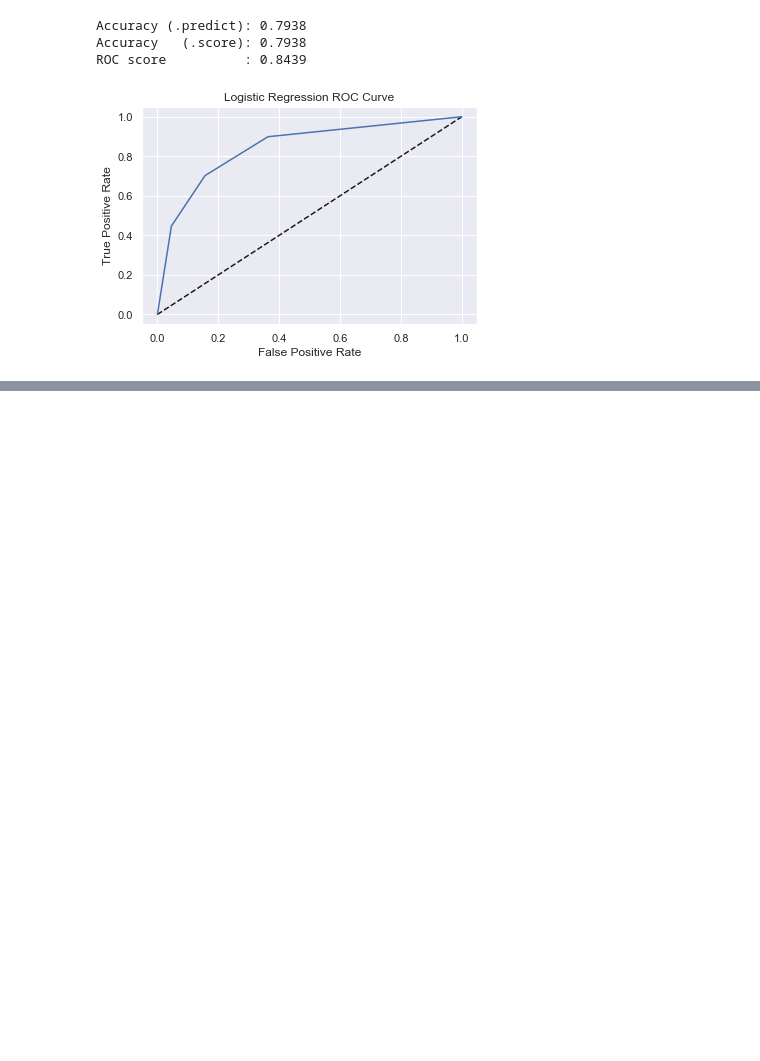
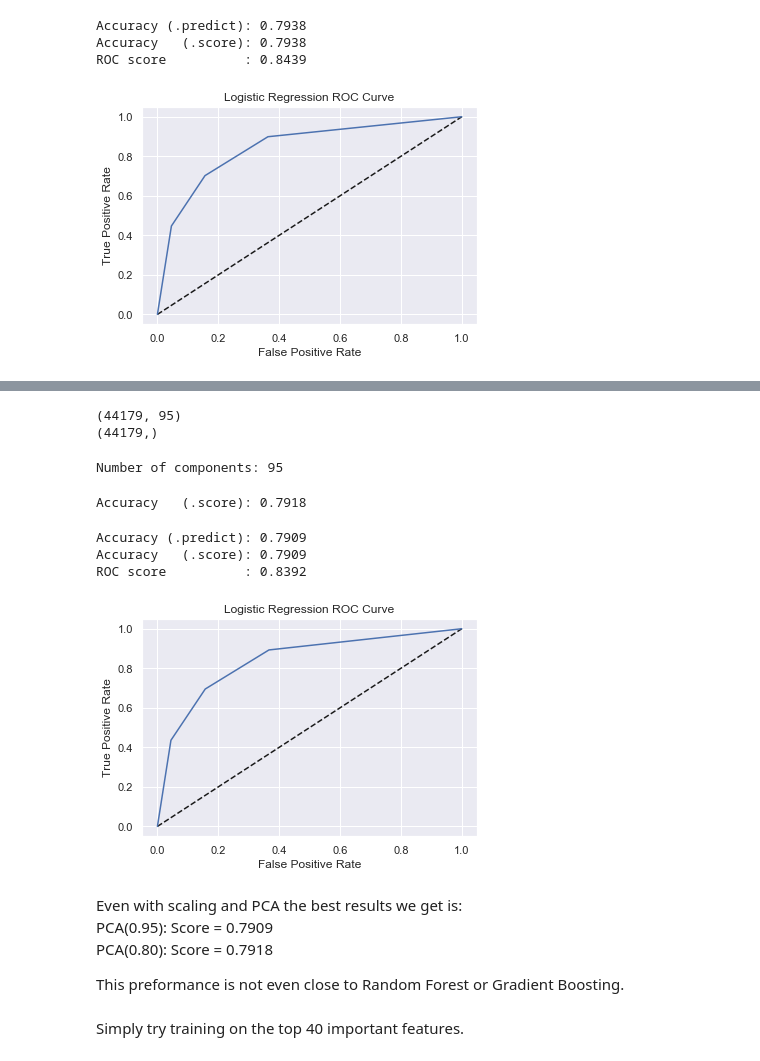
Before and after one commit to jacqpool/Springboard, a Jupyter notebook: expedition_success_himalayas/Himalayan_expeditions_ML.ipynb, the cells around one changed output, grey strips where cells are left out. Cells and saved outputs as stored; diff of their text form; code cells hidden in the pictures; blank space fills up the shorter version.

```diff
--- a/expedition_success_himalayas/Himalayan_expeditions_ML.ipynb
+++ b/expedition_success_himalayas/Himalayan_expeditions_ML.ipynb
@@ -312,0 +323,50 @@ Logistic Regression
+# %%
+# Scaling
+scaler = StandardScaler()
+scaler.fit(X_train)
+# Apply transform to both the training set and the test set.
+X_train = scaler.transform(X_train)
+X_test = scaler.transform(X_test)
+# %%
+# Apply PCA
+pca = PCA(n_components=0.80)
+# Do PCA on training set only
+pca.fit(X_train)
+
+# Apply applied PCA to X and y scaled
+X_train = pca.transform(X_train)
+X_test = pca.transform(X_test)
+# %%
+print(X_train.shape)
+print(y_train.shape)
+# %% [output]
+(44179, 95)
+(44179,)
+# %%
+# Try KNN again
+clf8 = KNeighborsClassifier(n_neighbors=3)
+clf8.fit(X_train, y_train)
+print('Number of components:', pca.n_components_)
+# %% [output]
+Number of components: 95
+# %%
+# Check the accuracy on the test set with .score() and PCS(0.8)
+print('Accuracy   (.score): {:0.4f}'.format(clf8.score(X_test, y_test)))
+# %% [output]
+Accuracy   (.score): 0.7918
+# %%
+# Score for PCA(0.95)
+clf_score(clf8)
+# %% [output]
+Accuracy (.predict): 0.7909
+Accuracy   (.score): 0.7909
+ROC score          : 0.8392
+[figure, added]
+# %% [markdown]
+Even with scaling and PCA the best results we get is:
+PCA(0.95): Score = 0.7909
+PCA(0.80): Score = 0.7918
+
+This preformance is not even close to Random Forest or Gradient Boosting.
+# %% [markdown]
+Simply try training on the top 40 important features.
```
Also changed, not shown: parts of 25 cells of this notebook.
